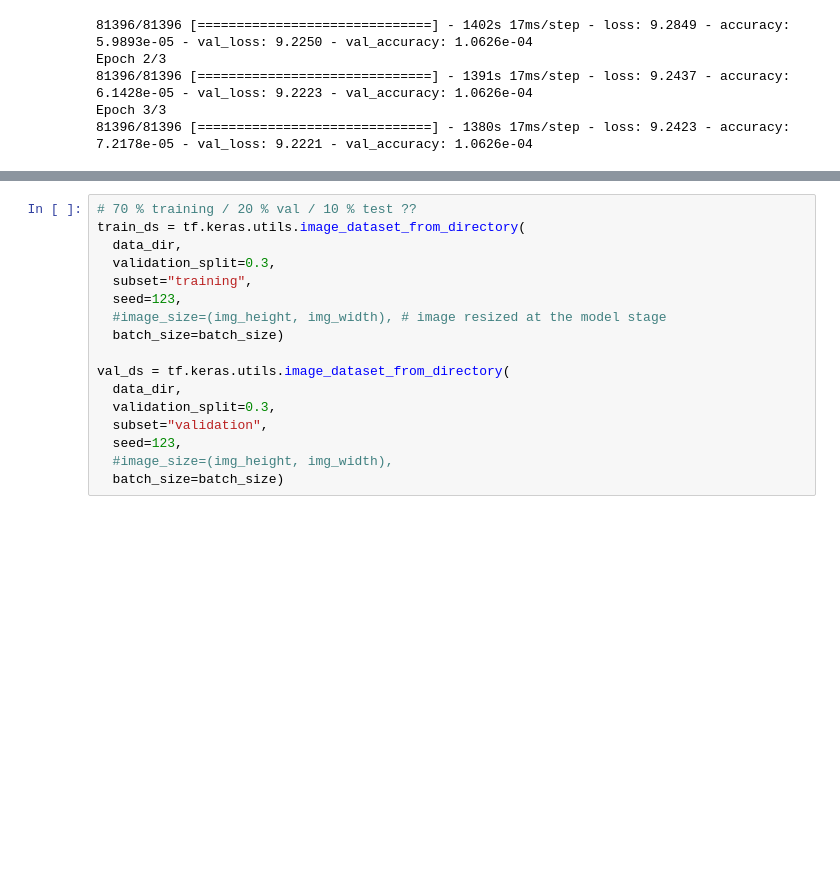
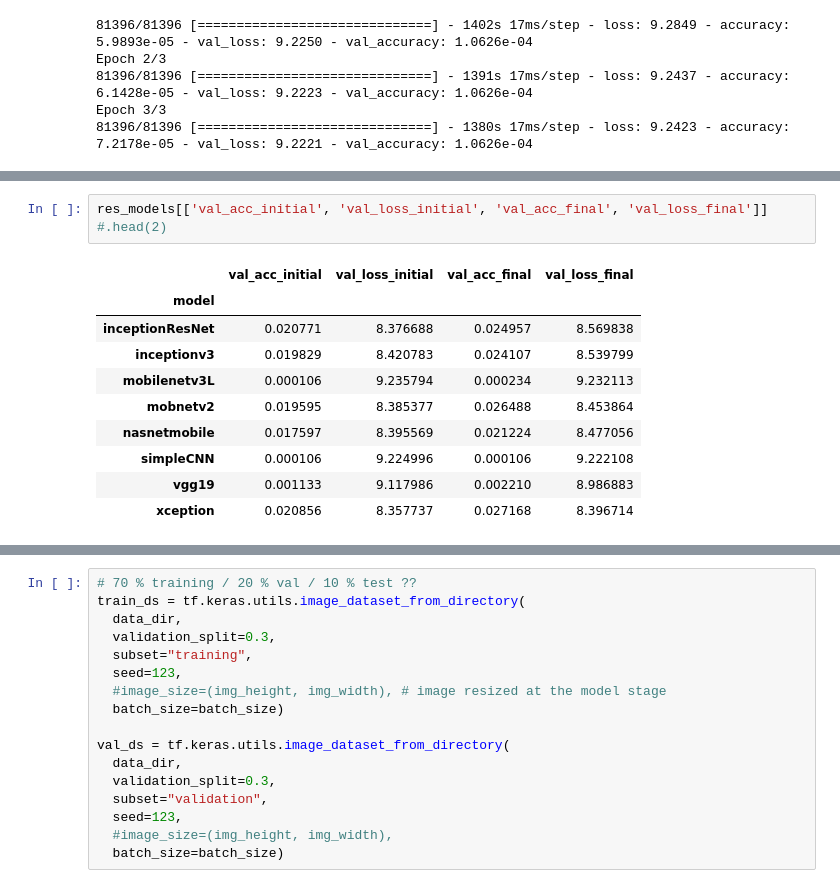
Before and after one commit to mnoor-ds/Sem2_CA1_Data, a Jupyter notebook: notebook/00_preprocess.ipynb, the cells around one changed output, grey strips where cells are left out. Drawn from its saved outputs; the diff is of its cells as text; blank space fills up the shorter version.

```diff
--- a/notebook/00_preprocess.ipynb
+++ b/notebook/00_preprocess.ipynb
@@ -1073,0 +1041,13 @@ def simpleCNNv2():
+# %%
+res_models[['val_acc_initial', 'val_loss_initial', 'val_acc_final', 'val_loss_final']] #.head(2)
+# %% [output]
+|  | val_acc_initial | val_loss_initial | val_acc_final | val_loss_final |
+| model |  |  |  |  |
+| inceptionResNet | 0.020771 | 8.376688 | 0.024957 | 8.569838 |
+| inceptionv3 | 0.019829 | 8.420783 | 0.024107 | 8.539799 |
+| mobilenetv3L | 0.000106 | 9.235794 | 0.000234 | 9.232113 |
+| mobnetv2 | 0.019595 | 8.385377 | 0.026488 | 8.453864 |
+| nasnetmobile | 0.017597 | 8.395569 | 0.021224 | 8.477056 |
+| simpleCNN | 0.000106 | 9.224996 | 0.000106 | 9.222108 |
+| vgg19 | 0.001133 | 9.117986 | 0.002210 | 8.986883 |
+| xception | 0.020856 | 8.357737 | 0.027168 | 8.396714 |
```
Also changed, not shown: parts of 116 cells of this notebook, 3 other files.
